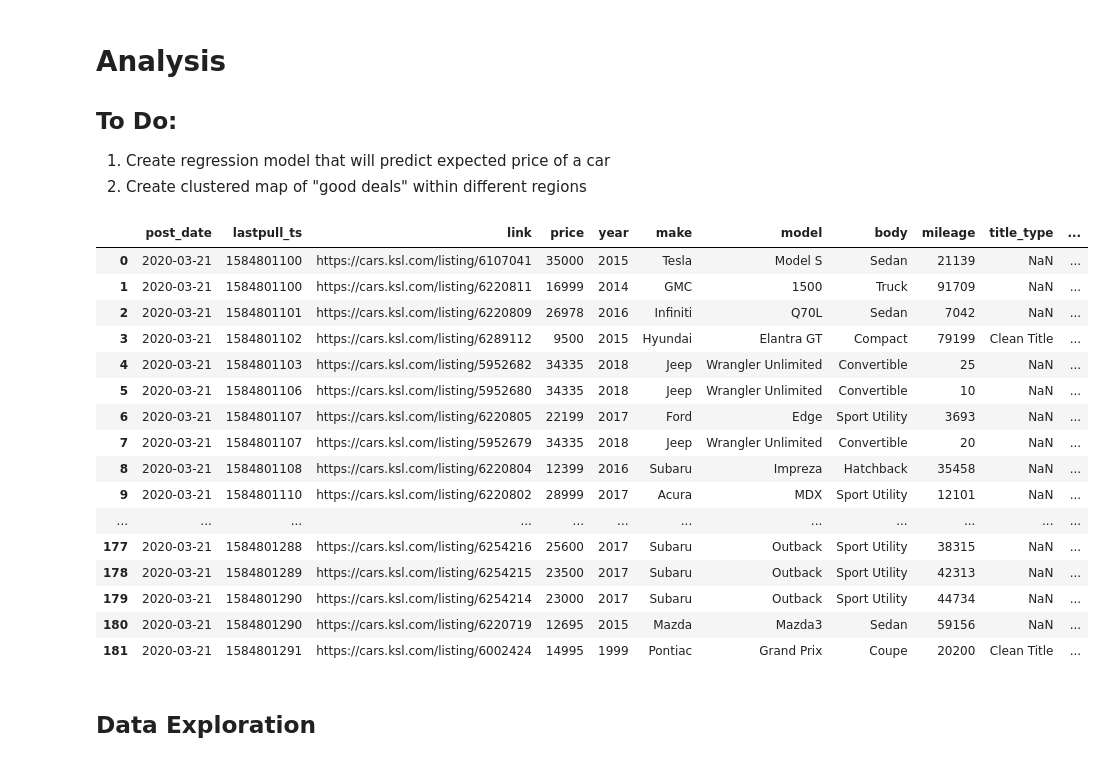
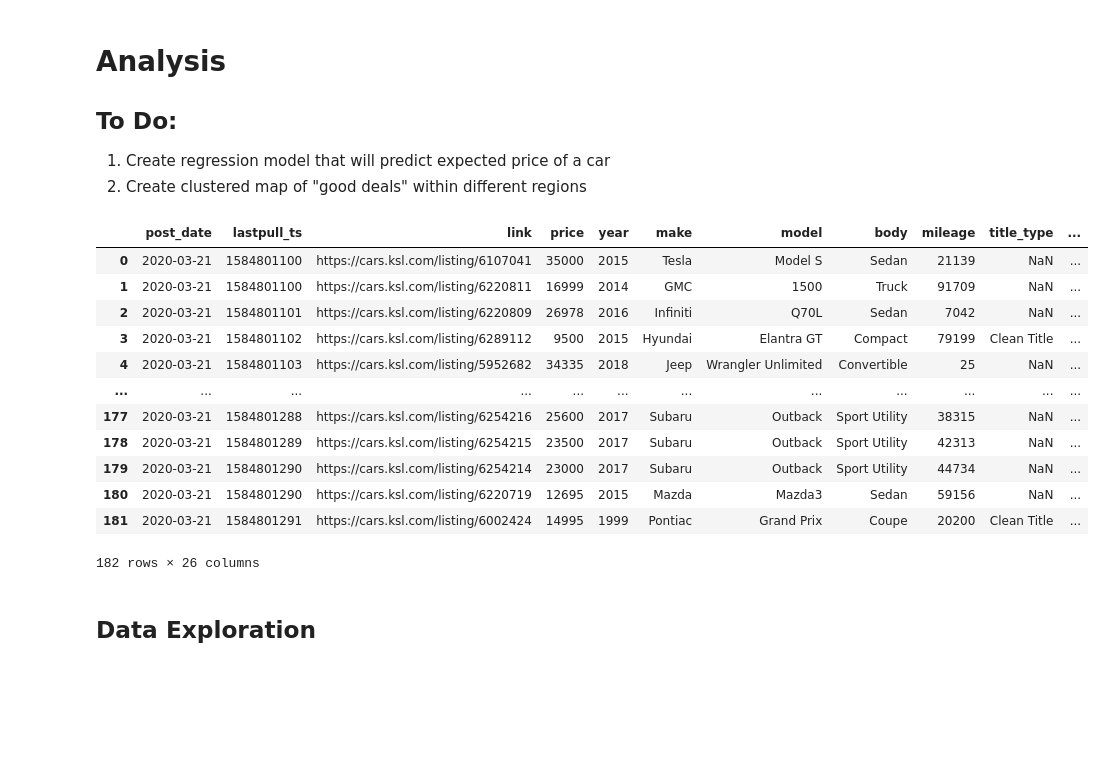
Before and after one commit to taylorch626/automodeals, a Jupyter notebook: Analysis.ipynb, the cells around one changed output. Drawn from its saved outputs; the diff is of its cells as text; code cells hidden in the pictures; blank space fills up the shorter version.

```diff
--- a/Analysis.ipynb
+++ b/Analysis.ipynb
@@ -17,27 +17,23 @@ plt.style.use('ggplot')
 # %%
 # Read in scraped car data
 data_file = os.path.join(os.getcwd(),"data/archive","all_cars.csv")  # change to updated scraped data file
 cars = pd.read_csv(data_file)
-pd.set_option("display.max_rows", None,"display.max_columns",None)
+# pd.set_option("display.max_rows", None,"display.max_columns",None)
 cars
 # %% [output]
 |  | post_date | lastpull_ts | link | price | year | make | model | body | mileage | title_type | ... |
 | 0 | 2020-03-21 | 1584801100 | https://cars.ksl.com/listing/6107041 | 35000 | 2015 | Tesla | Model S | Sedan | 21139 | NaN | ... |
 | 1 | 2020-03-21 | 1584801100 | https://cars.ksl.com/listing/6220811 | 16999 | 2014 | GMC | 1500 | Truck | 91709 | NaN | ... |
 | 2 | 2020-03-21 | 1584801101 | https://cars.ksl.com/listing/6220809 | 26978 | 2016 | Infiniti | Q70L | Sedan | 7042 | NaN | ... |
 | 3 | 2020-03-21 | 1584801102 | https://cars.ksl.com/listing/6289112 | 9500 | 2015 | Hyundai | Elantra GT | Compact | 79199 | Clean Title | ... |
 | 4 | 2020-03-21 | 1584801103 | https://cars.ksl.com/listing/5952682 | 34335 | 2018 | Jeep | Wrangler Unlimited | Convertible | 25 | NaN | ... |
-| 5 | 2020-03-21 | 1584801106 | https://cars.ksl.com/listing/5952680 | 34335 | 2018 | Jeep | Wrangler Unlimited | Convertible | 10 | NaN | ... |
-| 6 | 2020-03-21 | 1584801107 | https://cars.ksl.com/listing/6220805 | 22199 | 2017 | Ford | Edge | Sport Utility | 3693 | NaN | ... |
-| 7 | 2020-03-21 | 1584801107 | https://cars.ksl.com/listing/5952679 | 34335 | 2018 | Jeep | Wrangler Unlimited | Convertible | 20 | NaN | ... |
-| 8 | 2020-03-21 | 1584801108 | https://cars.ksl.com/listing/6220804 | 12399 | 2016 | Subaru | Impreza | Hatchback | 35458 | NaN | ... |
-| 9 | 2020-03-21 | 1584801110 | https://cars.ksl.com/listing/6220802 | 28999 | 2017 | Acura | MDX | Sport Utility | 12101 | NaN | ... |
 | ... | ... | ... | ... | ... | ... | ... | ... | ... | ... | ... | ... |
 | 177 | 2020-03-21 | 1584801288 | https://cars.ksl.com/listing/6254216 | 25600 | 2017 | Subaru | Outback | Sport Utility | 38315 | NaN | ... |
 | 178 | 2020-03-21 | 1584801289 | https://cars.ksl.com/listing/6254215 | 23500 | 2017 | Subaru | Outback | Sport Utility | 42313 | NaN | ... |
 | 179 | 2020-03-21 | 1584801290 | https://cars.ksl.com/listing/6254214 | 23000 | 2017 | Subaru | Outback | Sport Utility | 44734 | NaN | ... |
 | 180 | 2020-03-21 | 1584801290 | https://cars.ksl.com/listing/6220719 | 12695 | 2015 | Mazda | Mazda3 | Sedan | 59156 | NaN | ... |
 | 181 | 2020-03-21 | 1584801291 | https://cars.ksl.com/listing/6002424 | 14995 | 1999 | Pontiac | Grand Prix | Coupe | 20200 | Clean Title | ... |
+182 rows × 26 columns
 # %% [markdown]
 ## Data Exploration
 # %%
```
Also changed, not shown: parts of 2 cells of this notebook.
